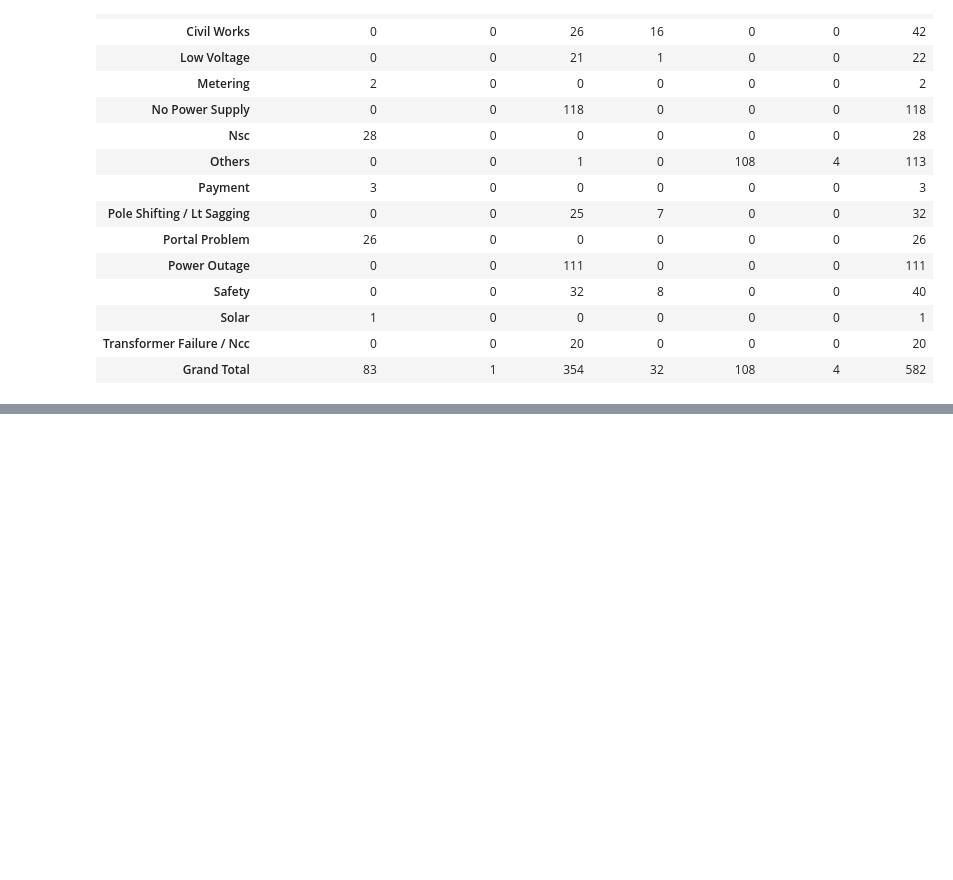
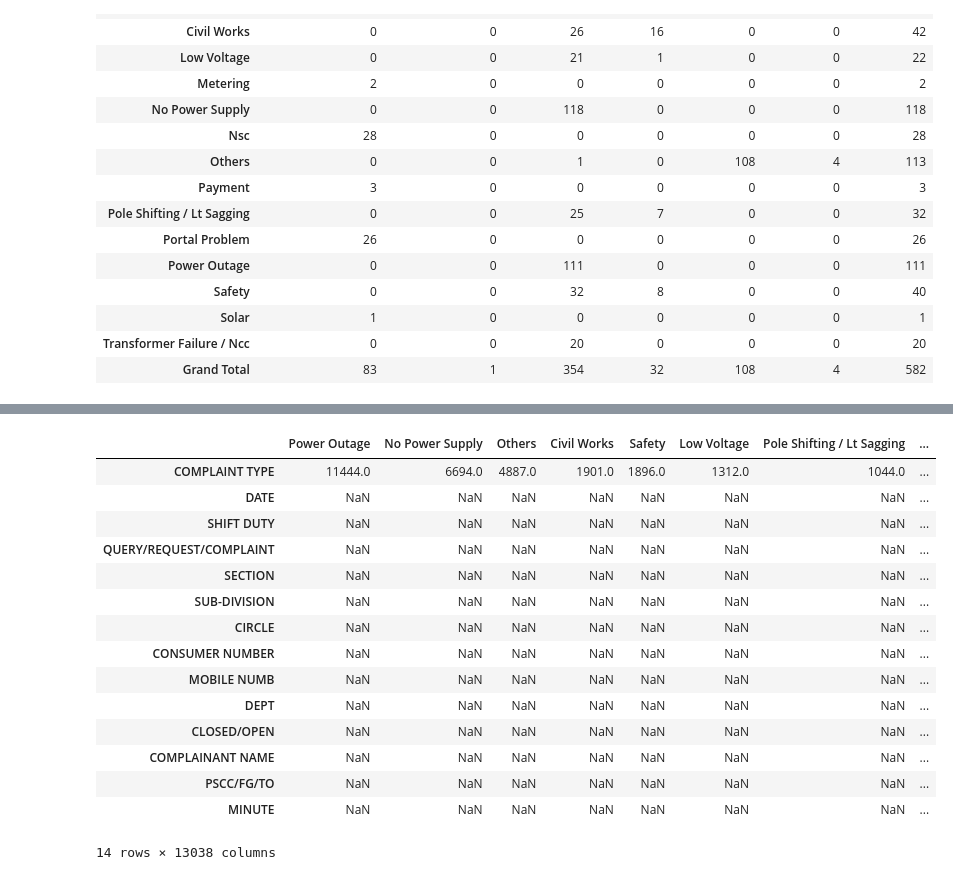
Before and after one commit to susantkumarsahoo/AutonomousDataAnalystAgent, a Jupyter notebook: notebooks/note_09.ipynb, the cells around one changed output, grey strips where cells are left out. Drawn from its saved outputs; the diff is of its cells as text; code cells hidden in the pictures; blank space fills up the shorter version.

```diff
--- a/notebooks/note_09.ipynb
+++ b/notebooks/note_09.ipynb
@@ -461,0 +520,32 @@ open_clode
+# %%
+import pandas as pd
+
+def generate_report(dataset_path: str) -> dict:
+    # Load dataset
+    df = pd.read_excel(dataset_path)
+
+    # Ensure DATE is datetime
+    df['DATE'] = pd.to_datetime(df['DATE'], errors='coerce')
+
+    # Clean string columns (strip spaces, title case where relevant)
+    string_columns = ['COMPLAINT TYPE', 'DEPT', 'CLOSED/OPEN']
+    for col in string_columns:
+        if col in df.columns:
+            df[col] = df[col].astype(str).str.strip().str.title()
+
+    # Build report dictionary with proper handling of all data types
+    report = {}
+
+    # Add all columns to report
+    for col in df.columns:
+        if col in df.columns:
+            # Convert DATE to string for JSON serialization
+            if col == 'DATE':
+                report[col] = df[col].dt.strftime('%Y-%m-%d').value_counts().to_dict()
+            else:
+                # Handle other columns, converting any non-serializable types
+                value_counts = df[col].value_counts()
+                # Convert index to string if needed for serialization
+                report[col] = {str(k): int(v) for k, v in value_counts.items()}
+
+    return report
@@ -461,0 +598,2 @@ open_clode
+# %%
+rpt = generate_report(dataset_path)
@@ -461,0 +620,21 @@ open_clode
+# %%
+rpt_df = pd.DataFrame.from_dict(rpt, orient='index')
+# %%
+rpt_df
+# %% [output]
+|  | Power Outage | No Power Supply | Others | Civil Works | Safety | Low Voltage | Pole Shifting / Lt Sagging | ... |
+| COMPLAINT TYPE | 11444.0 | 6694.0 | 4887.0 | 1901.0 | 1896.0 | 1312.0 | 1044.0 | ... |
+| DATE | NaN | NaN | NaN | NaN | NaN | NaN | NaN | ... |
+| SHIFT DUTY | NaN | NaN | NaN | NaN | NaN | NaN | NaN | ... |
+| QUERY/REQUEST/COMPLAINT | NaN | NaN | NaN | NaN | NaN | NaN | NaN | ... |
+| SECTION | NaN | NaN | NaN | NaN | NaN | NaN | NaN | ... |
+| SUB-DIVISION | NaN | NaN | NaN | NaN | NaN | NaN | NaN | ... |
+| CIRCLE | NaN | NaN | NaN | NaN | NaN | NaN | NaN | ... |
+| CONSUMER NUMBER | NaN | NaN | NaN | NaN | NaN | NaN | NaN | ... |
+| MOBILE NUMB | NaN | NaN | NaN | NaN | NaN | NaN | NaN | ... |
+| DEPT | NaN | NaN | NaN | NaN | NaN | NaN | NaN | ... |
+| CLOSED/OPEN | NaN | NaN | NaN | NaN | NaN | NaN | NaN | ... |
+| COMPLAINANT NAME | NaN | NaN | NaN | NaN | NaN | NaN | NaN | ... |
+| PSCC/FG/TO | NaN | NaN | NaN | NaN | NaN | NaN | NaN | ... |
+| MINUTE | NaN | NaN | NaN | NaN | NaN | NaN | NaN | ... |
+14 rows × 13038 columns
```
Also changed, not shown: parts of 9 cells of this notebook, 1 other file.
